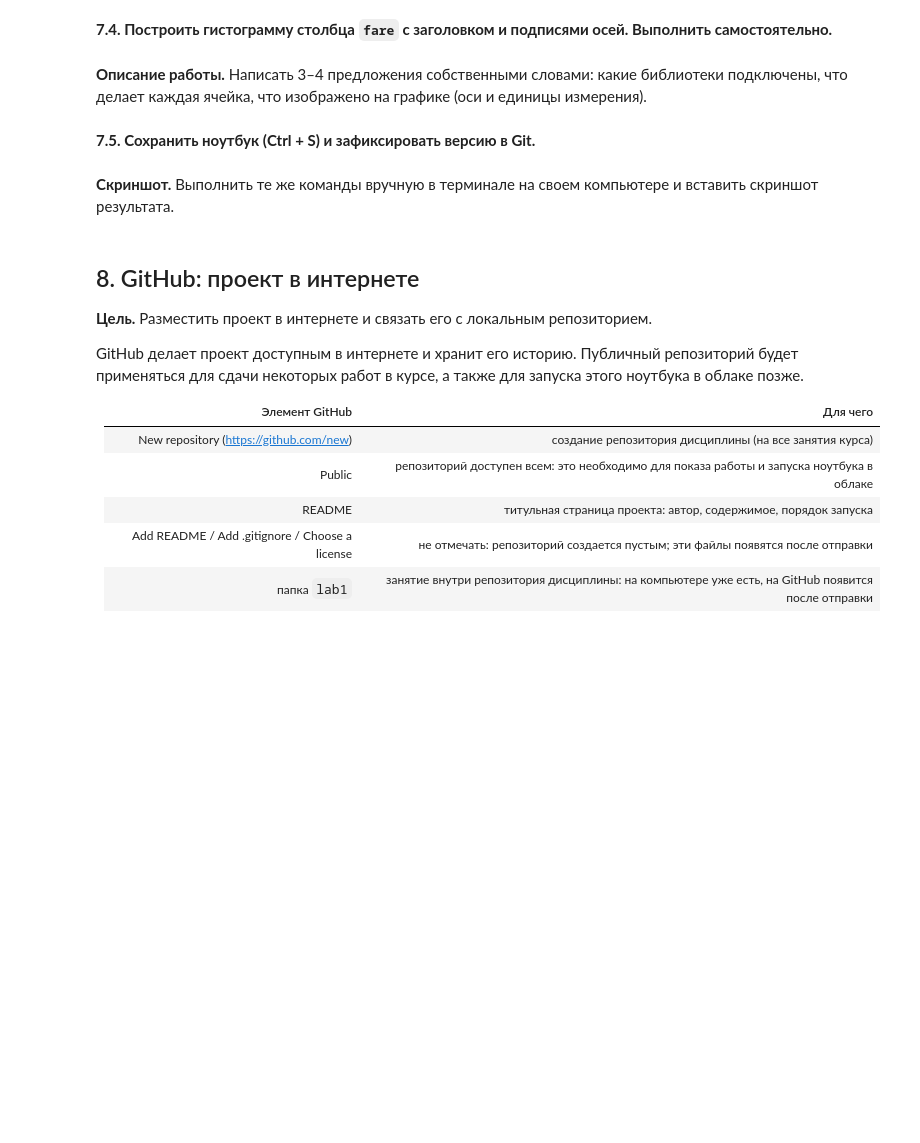
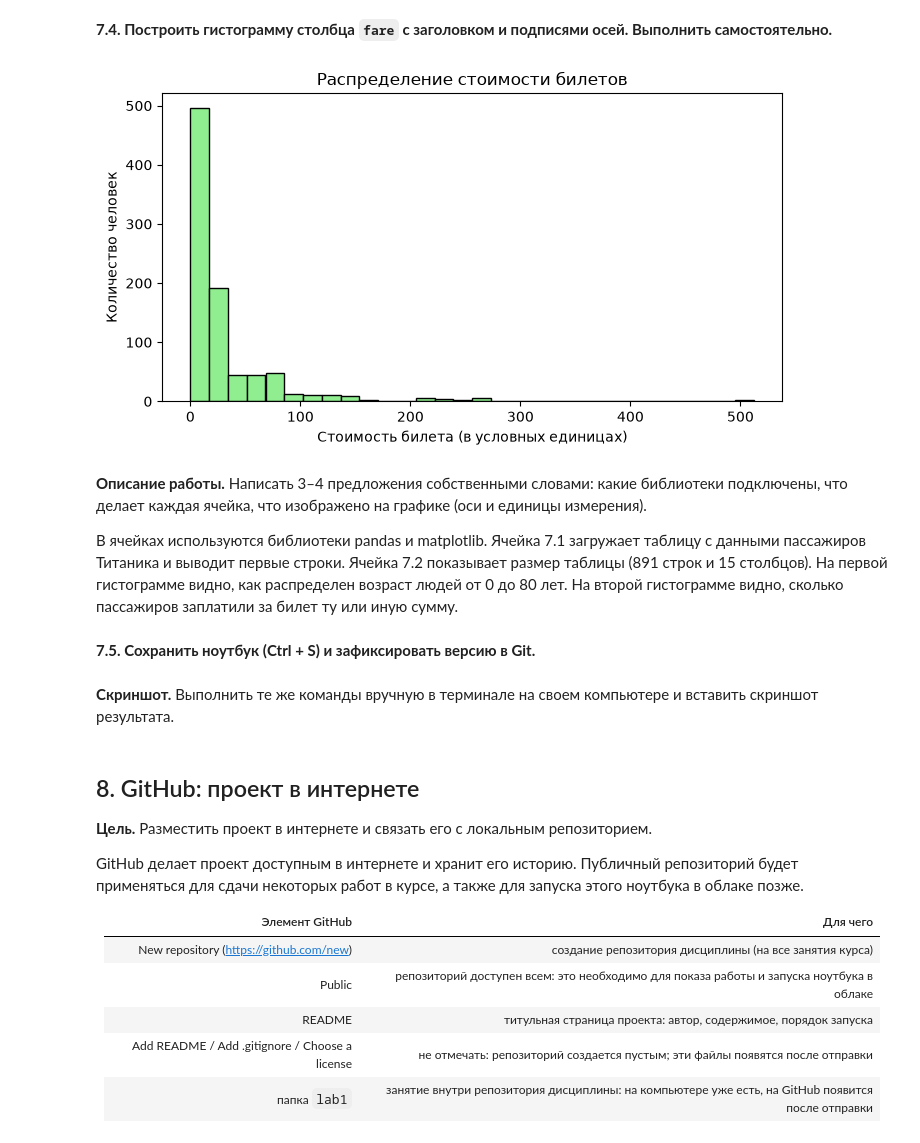
Before and after one commit to alexxxandra031/ai-course, a Jupyter notebook: lab1/notebooks/lab1.ipynb, the cells around one changed output. Drawn from its saved outputs; the diff is of its cells as text; code cells hidden in the pictures; blank space fills up the shorter version.

```diff
--- a/lab1/notebooks/lab1.ipynb
+++ b/lab1/notebooks/lab1.ipynb
@@ -611,8 +689,18 @@ print()
 **7.4. Построить гистограмму столбца `fare` с заголовком и подписями осей. Выполнить самостоятельно.**
 # %%
 # Самостоятельно: построить гистограмму столбца fare с заголовком и подписями осей
+plt.figure(figsize=(8, 4))
+df['fare'].plot(kind='hist', bins=30, color='lightgreen', edgecolor='black')
+plt.title('Распределение стоимости билетов')
+plt.xlabel('Стоимость билета (в условных единицах)')
+plt.ylabel('Количество человек')
+plt.show()
+# %% [output]
+[figure, added]
 # %% [markdown]
 **Описание работы.** Написать 3–4 предложения собственными словами: какие библиотеки подключены, что делает каждая ячейка, что изображено на графике (оси и единицы измерения).
+
+В ячейках используются библиотеки pandas и matplotlib. Ячейка 7.1 загружает таблицу с данными пассажиров Титаника и выводит первые строки. Ячейка 7.2 показывает размер таблицы (891 строк и 15 столбцов). На первой гистограмме видно, как распределен возраст людей от 0 до 80 лет. На второй гистограмме видно, сколько пассажиров заплатили за билет ту или иную сумму.
 # %% [markdown]
 **7.5. Сохранить ноутбук (Ctrl + S) и зафиксировать версию в Git.**
 # %%
```
Also changed, not shown: parts of 25 cells of this notebook, 1 other file.
